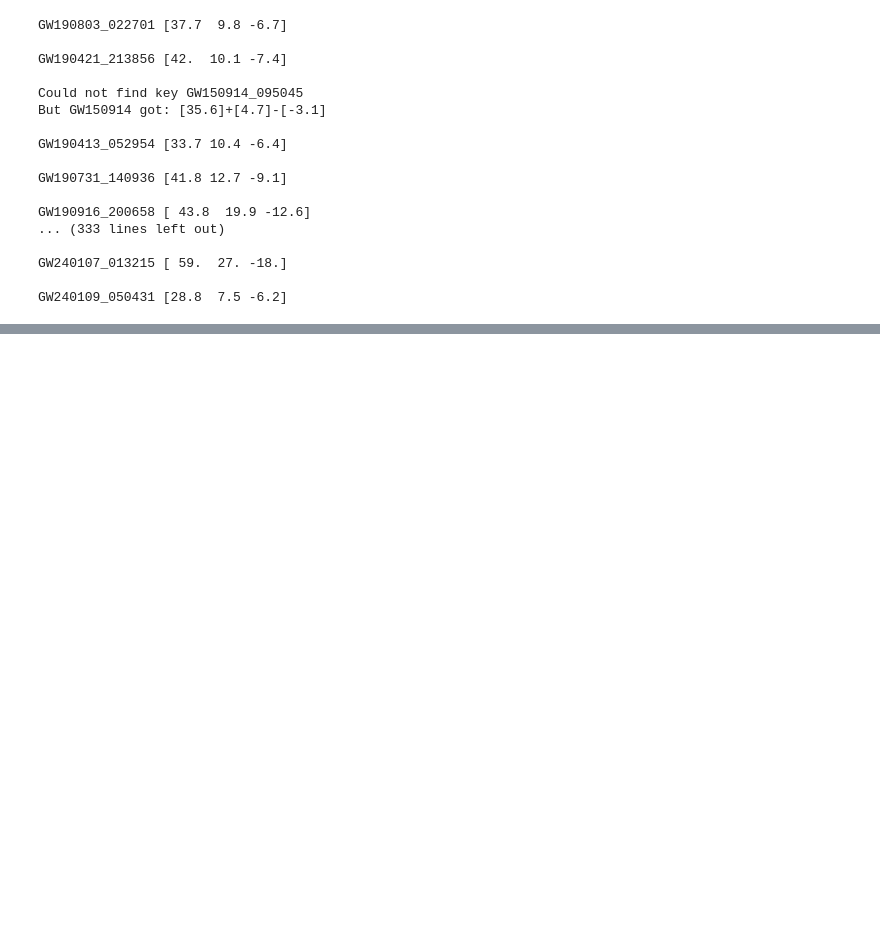
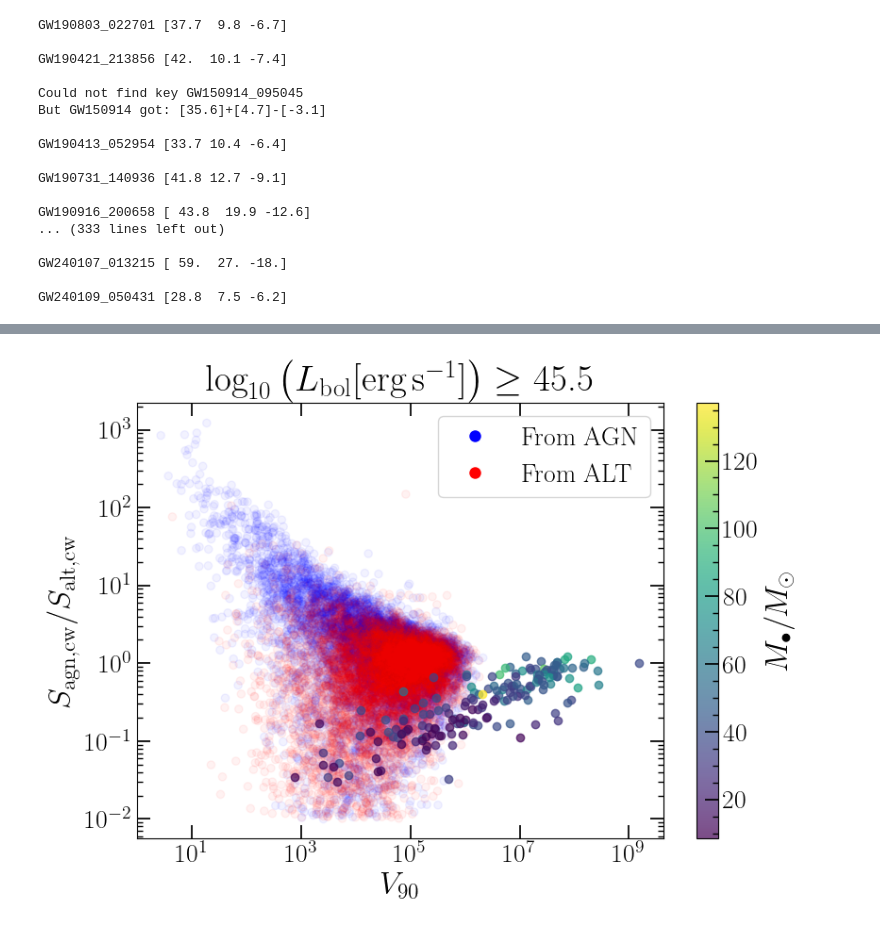
Before and after one commit to LucasPouw/darksirenpop, a Jupyter notebook: p26_posterior_analyzer.ipynb, the cells around one changed output, grey strips where cells are left out. Cells and saved outputs as stored; diff of their text form; code cells hidden in the pictures; blank space fills up the shorter version.

```diff
--- a/p26_posterior_analyzer.ipynb
+++ b/p26_posterior_analyzer.ipynb
@@ -319,0 +389,67 @@ plt.show()
+# %%
+# TODO: check correlation with distmean, which is idx 2 in .dat files
+
+# s_agn_cw_dict_mock = np.load(f'/home/lucas/Documents/PhD/s_agn_cw_dict_MOCK_complete.npy', allow_pickle=True).item()
+# s_alt_cw_dict_mock = np.load(f'/home/lucas/Documents/PhD/s_alt_cw_dict_MOCK_complete.npy', allow_pickle=True).item()
+# s_alt_dict_mock = np.load(f'/home/lucas/Documents/PhD/s_alt_dict_MOCK_complete.npy', allow_pickle=True).item()
+# fromagn_dict_mock = np.load(f'/home/lucas/Documents/PhD/from_agn_dict_MOCK_complete.npy', allow_pickle=True).item()
+
+s_agn_cw_dict_mock = np.load(f'/home/lucas/Documents/PhD/s_agn_cw_dict_p26_likelihood_posteriors_realdata_False_lumthresh_45.5_perfectz_False_galplanemask_True_addAGN_10000_nrealizations_1_batch_19606_skymapCL_0.999.npy', allow_pickle=True).item()
+s_alt_cw_dict_mock = np.load(f'/home/lucas/Documents/PhD/s_alt_cw_dict_p26_likelihood_posteriors_realdata_False_lumthresh_45.5_perfectz_False_galplanemask_True_addAGN_10000_nrealizations_1_batch_19606_skymapCL_0.999.npy', allow_pickle=True).item()
+s_alt_dict_mock = np.load(f'/home/lucas/Documents/PhD/s_alt_dict_p26_likelihood_posteriors_realdata_False_lumthresh_45.5_perfectz_False_galplanemask_True_addAGN_10000_nrealizations_1_batch_19606_skymapCL_0.999.npy', allow_pickle=True).item()
+fromagn_dict_mock = np.load(f'/home/lucas/Documents/PhD/from_agn_dict_p26_likelihood_posteriors_realdata_False_lumthresh_45.5_perfectz_False_galplanemask_True_addAGN_10000_nrealizations_1_batch_19606_skymapCL_0.999.npy', allow_pickle=True).item()
+
+v90_dict_mock = {}
+v90_list_mock = []
+color_list_mock = []
+for key in s_agn_cw_dict_mock.keys():
+    try:
+        d = np.genfromtxt(f'/home/lucas/Documents/PhD/mockstats/gw_{key}.dat')
+        v90_list_mock.append(d[1][-2])
+        v90_dict_mock[key] = d[1][-2]
+
+        fromagn = fromagn_dict_mock[key]
+        if fromagn:
+            color_list_mock.append('blue')
+        else:
+            color_list_mock.append('red')
+    except:
+        print(key)
+        continue
+v90s_mock = np.array(v90_list_mock)
+
+ratios = []
+for i, key in enumerate(s_agn_cw_dict_mock.keys()):
+    try:
+        ratios.append(s_agn_cw_dict_mock[key] / s_alt_cw_dict_mock[key])
+        if (s_alt_dict_mock[key] == 0):
+            print('Got Salt zero:', key, s_agn_cw_dict_mock[key], s_alt_cw_dict_mock[key], s_alt_dict_mock[key])
+    except:
+        print(key)
+        continue
+
+ratios = np.array(ratios)
+
+plt.figure(figsize=(9,6))
+selec = (ratios > 1e-2) #& (v90s_mock > 1e2)
+plt.scatter(v90s_mock[selec], ratios[selec], alpha=0.05, c=np.array(color_list_mock)[selec])
+
+for i, key in enumerate(s_agn_cw_dict.keys()):
+    if key == 'GW200105_162426':
+        continue
+    plt.scatter(v90_dict[key], s_agn_cw_dict[key] / s_alt_cw_dict[key], c=mass_dict[key][0], alpha=0.7, vmin=minmass, vmax=maxmass)
+plt.colorbar(label=r'$M_{\bullet}/M_{\odot}$')
+plt.loglog()
+plt.xlabel(r'$V_{90}$')
+plt.ylabel(r'$S_{\rm agn, cw} / S_{\rm alt, cw}$')
+plt.title(r'$\log_{10} \left( L_{\rm bol} [\mathrm{erg \, s^ {-1}}] \right) \geq$' + f' {thresh}')
+
+from matplotlib.lines import Line2D
+blue_dot = Line2D([0], [0], marker='o', color='w', label='From AGN',
+                  markerfacecolor='blue', markersize=10)
+red_dot = Line2D([0], [0], marker='o', color='w', label='From ALT',
+                 markerfacecolor='red', markersize=10)
+plt.legend(handles=[blue_dot, red_dot], loc='best')
+plt.show()
+# %% [output]
+[figure, added]
```
Also changed, not shown: parts of 11 cells of this notebook, 11 other files.
